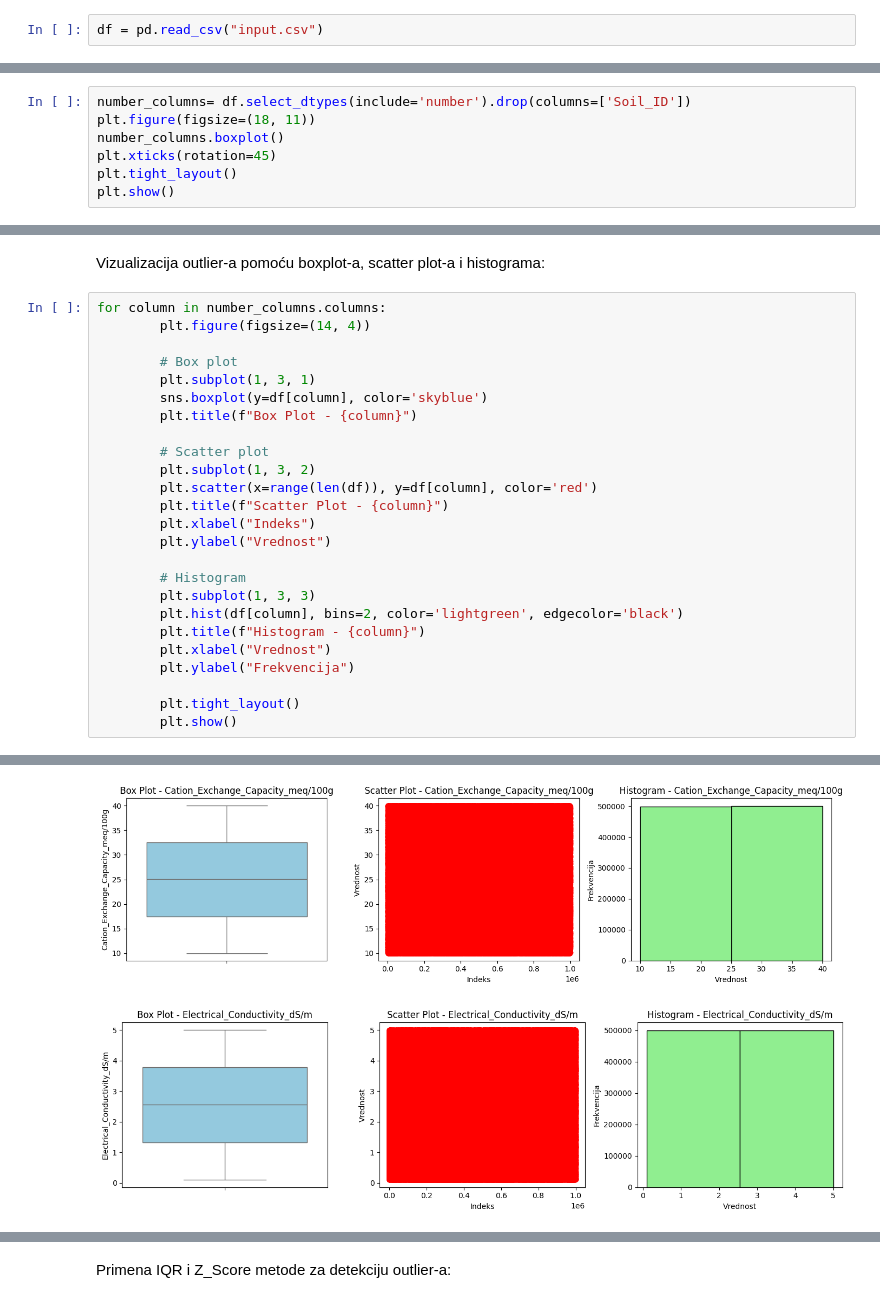
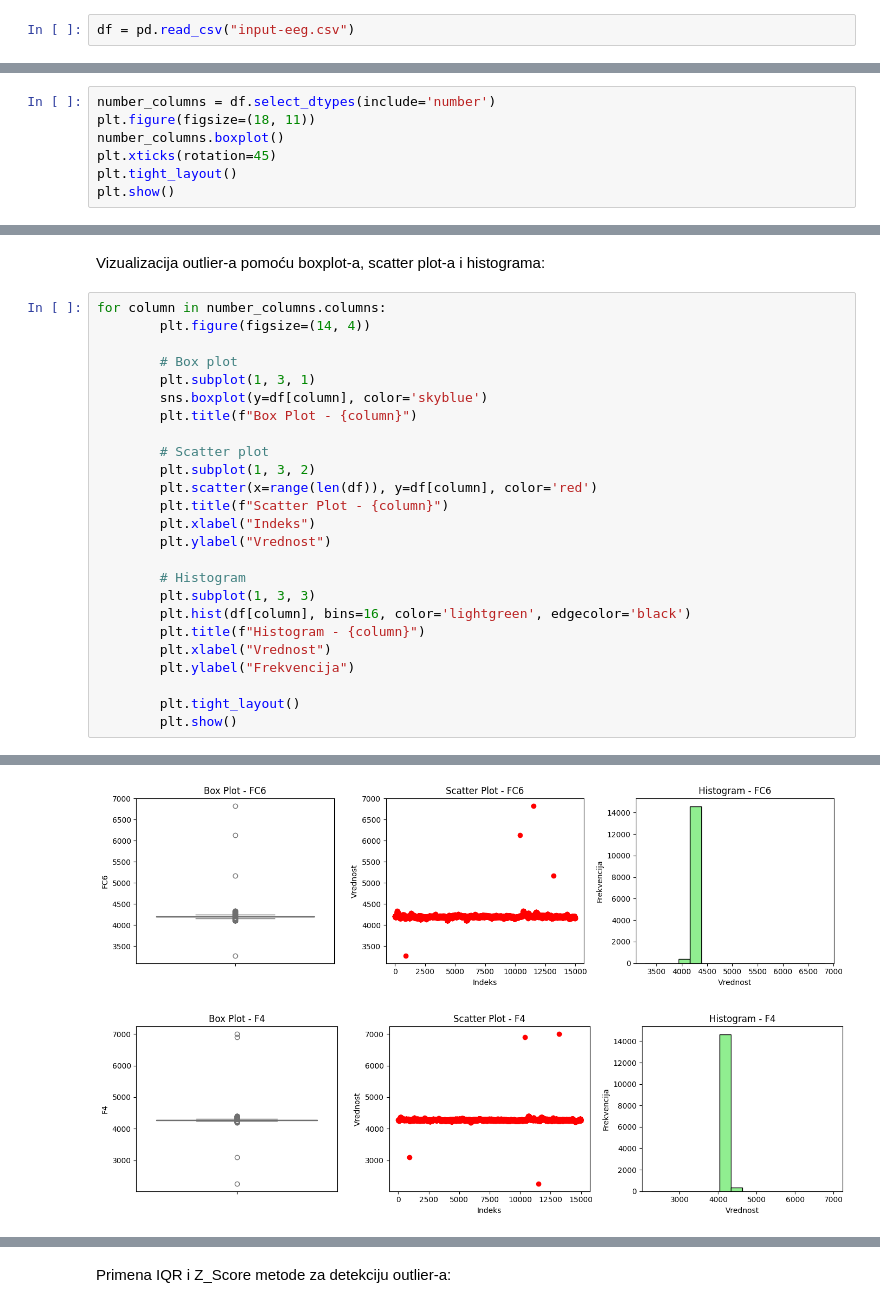
Before and after one commit to bazlooka/elfak-machine-learning, a Jupyter notebook: project 1/notebook.ipynb, the cells around one changed output, grey strips where cells are left out. Saved outputs shown, nothing was run; the diff lists cells and outputs as text.

```diff
--- a/project 1/notebook.ipynb
+++ b/project 1/notebook.ipynb
@@ -26,5 +25,5 @@ warnings.filterwarnings('ignore')
 # %%
-df = pd.read_csv("input.csv")
+df = pd.read_csv("input-eeg.csv")
 # %% [markdown]
 ## 1. Analiza podataka
 # %%
@@ -116,7 +104,7 @@ df = df.drop_duplicates()
 # %% [markdown]
 Box plot nad svim numerickim podacima
 # %%
-number_columns= df.select_dtypes(include='number').drop(columns=['Soil_ID'])
+number_columns = df.select_dtypes(include='number')
 plt.figure(figsize=(18, 11))
 number_columns.boxplot()
 plt.xticks(rotation=45)
@@ -144,7 +132,7 @@ for column in number_columns.columns:
 
         # Histogram
         plt.subplot(1, 3, 3)
-        plt.hist(df[column], bins=2, color='lightgreen', edgecolor='black')
+        plt.hist(df[column], bins=16, color='lightgreen', edgecolor='black')
         plt.title(f"Histogram - {column}")
         plt.xlabel("Vrednost")
         plt.ylabel("Frekvencija")
@@ -165,2 +153,2 @@ for column in number_columns.columns:
-[figure, old version]
+[figure, new version]
-[figure, old version]
+[figure, new version]
```
Also changed, not shown: parts of 24 cells of this notebook, 3 other files.
